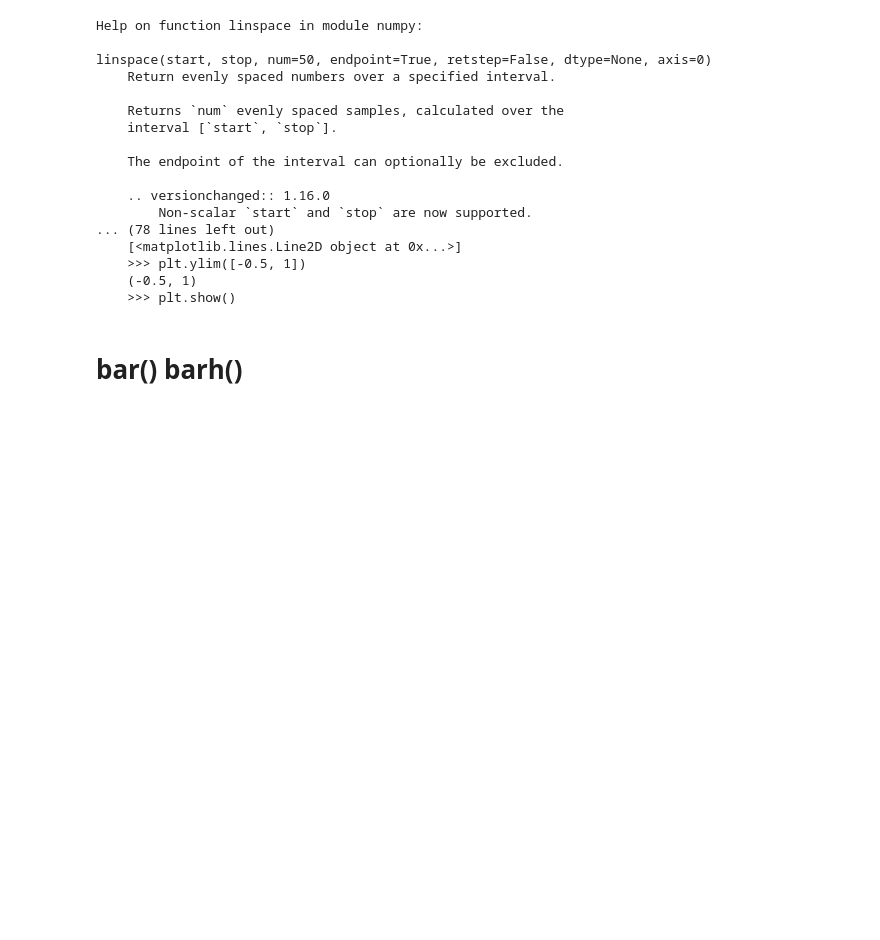
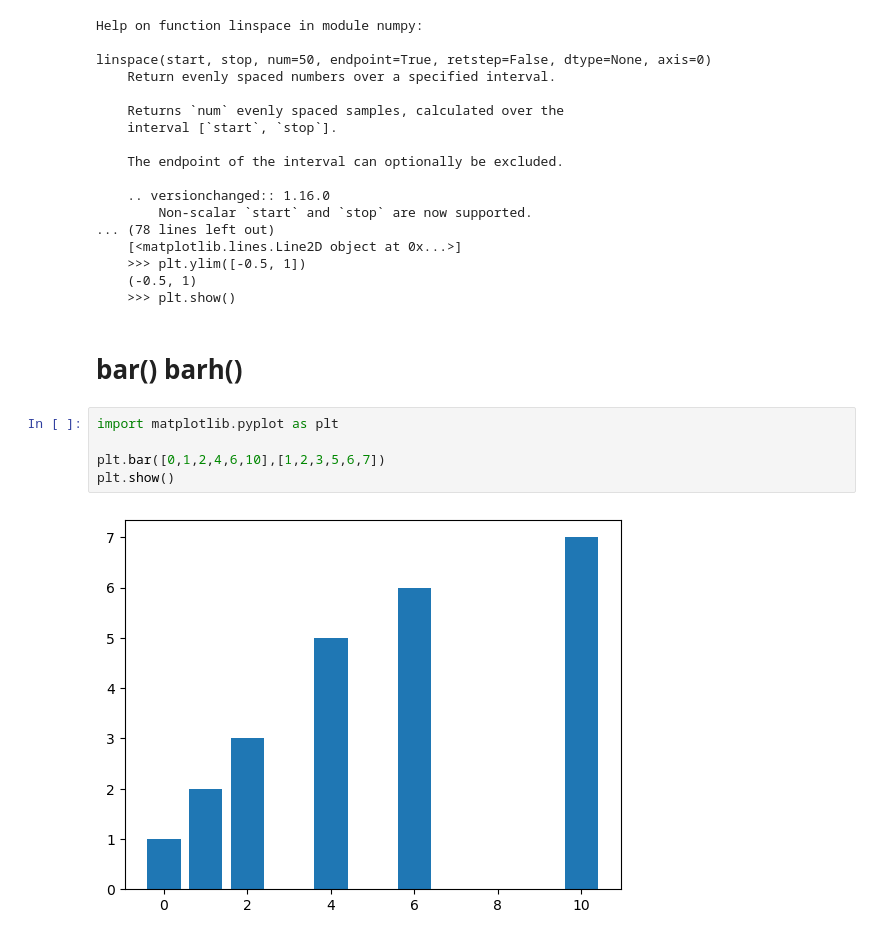
Before and after one commit to yoosohee/2023-A-DA, a Jupyter notebook: week07-bar-pie-comp.ipynb, the cells around one changed output. Drawn from its saved outputs; the diff is of its cells as text; blank space fills up the shorter version.

```diff
--- a/week07-bar-pie-comp.ipynb
+++ b/week07-bar-pie-comp.ipynb
@@ -181,3 +185,10 @@ linspace(start, stop, num=50, endpoint=True, retstep=False, dtype=None, axis=0)
     >>> plt.show()
 # %% [markdown]
 # bar() barh()
+# %%
+import matplotlib.pyplot as plt
+
+plt.bar([0,1,2,4,6,10],[1,2,3,5,6,7])
+plt.show()
+# %% [output]
+[figure, added]
```
Also changed, not shown: parts of 19 cells of this notebook.
